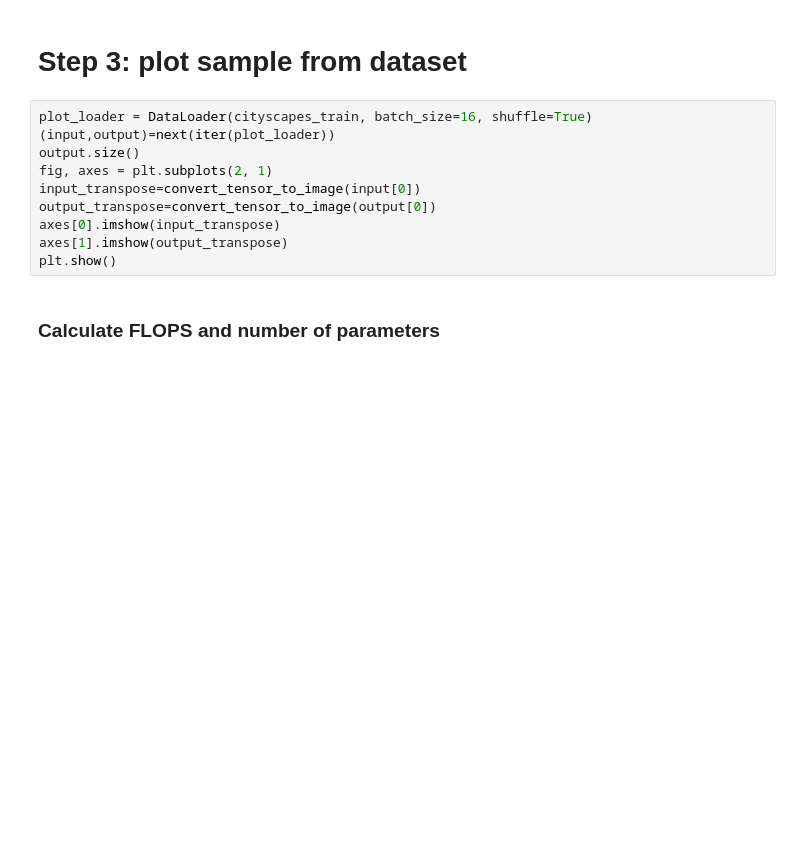
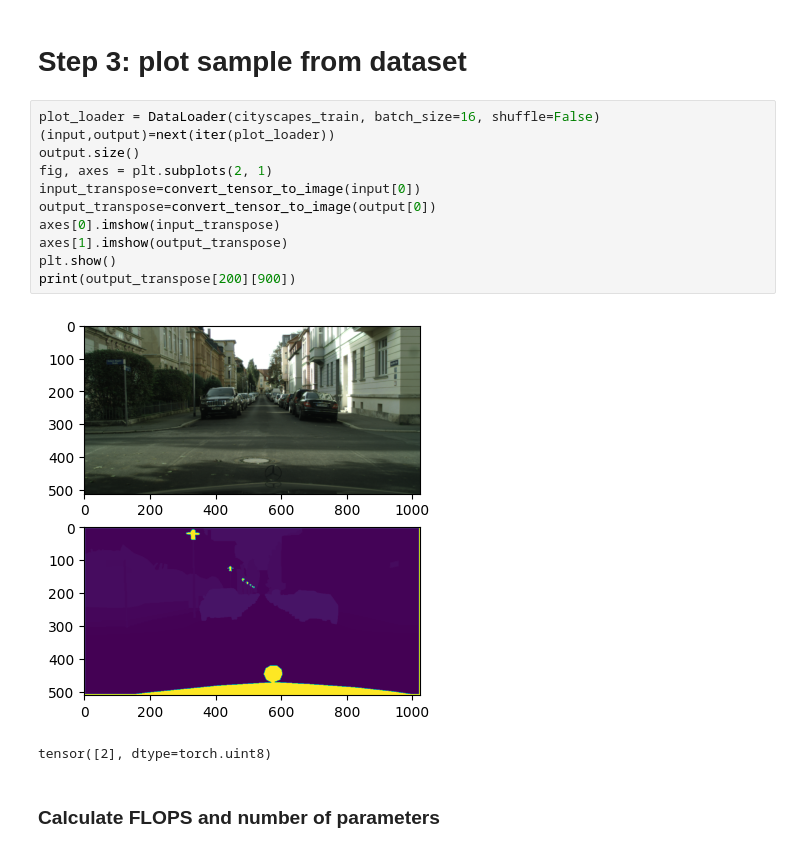
Before and after one commit to mattiaottoborgo/MLDL_project, a Jupyter notebook: bisenet-training-local.ipynb, the cells around one changed output. Drawn from its saved outputs; the diff is of its cells as text; blank space fills up the shorter version.

```diff
--- a/bisenet-training-local.ipynb
+++ b/bisenet-training-local.ipynb
@@ -147,15 +162,19 @@ epochs = 50
 # %% [markdown]
 # Step 3: plot sample from dataset
 # %%
-plot_loader = DataLoader(cityscapes_train, batch_size=16, shuffle=True)
+plot_loader = DataLoader(cityscapes_train, batch_size=16, shuffle=False)
 (input,output)=next(iter(plot_loader))
 output.size()
 fig, axes = plt.subplots(2, 1)
 input_transpose=convert_tensor_to_image(input[0])
 output_transpose=convert_tensor_to_image(output[0])
 axes[0].imshow(input_transpose)
 axes[1].imshow(output_transpose)
 plt.show()
+print(output_transpose[200][900])
+# %% [output]
+[figure, added]
+tensor([2], dtype=torch.uint8)
 # %% [markdown]
 ### Calculate FLOPS and number of parameters
 # %%
```
Also changed, not shown: parts of 2 cells of this notebook, 9 other files.
